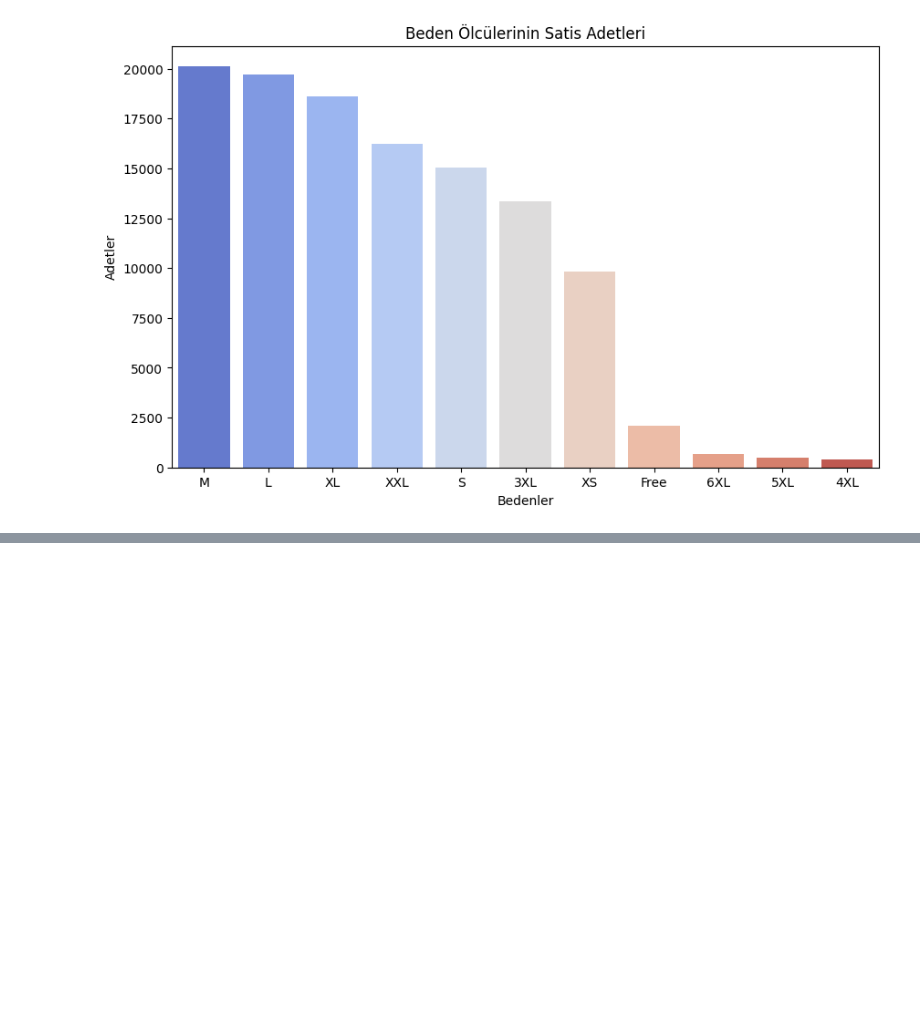
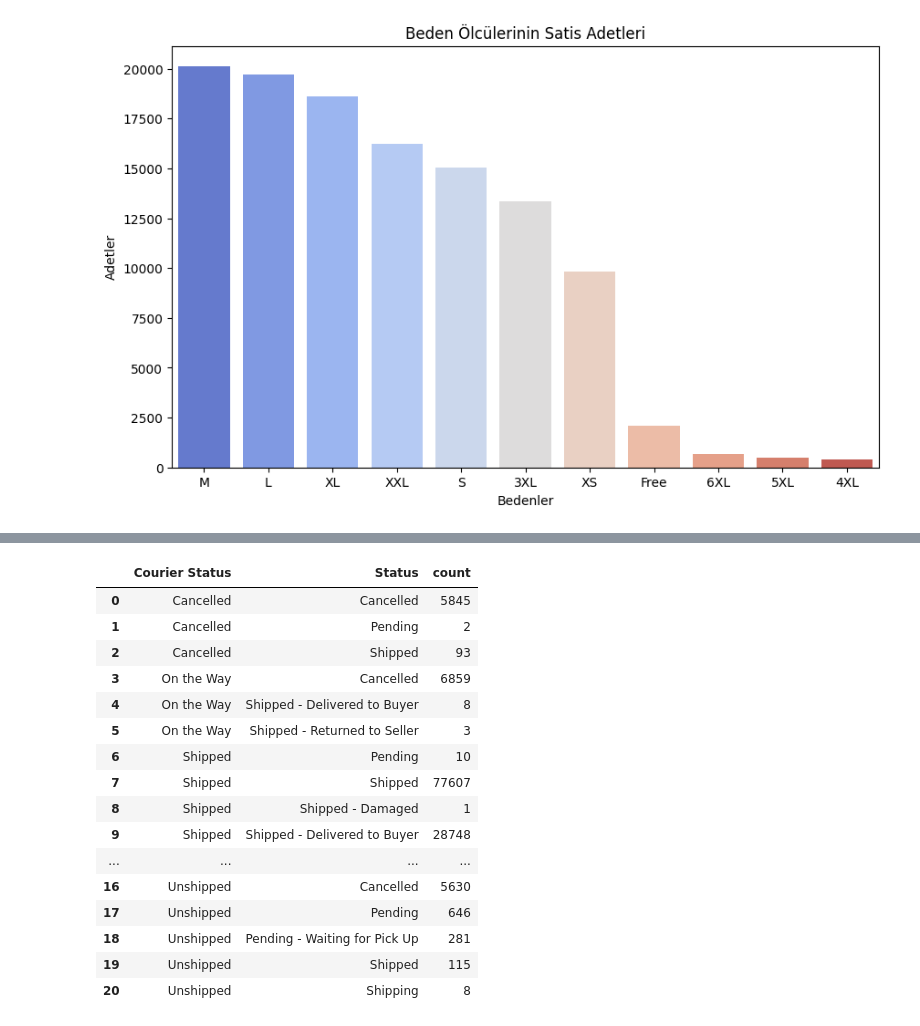
Before and after one commit to KisiselMertProjeleri/Amazon_Sales_Dataset_Project, a Jupyter notebook: amazon_sales.ipynb, the cells around one changed output, grey strips where cells are left out. Saved outputs shown, nothing was run; the diff lists cells and outputs as text; code cells hidden in the pictures; blank space fills up the shorter version.

```diff
--- a/amazon_sales.ipynb
+++ b/amazon_sales.ipynb
@@ -363,0 +416,22 @@ Text(0.5, 0, 'Bedenler')
+# %%
+# Pivot Analiz
+gruplanmis_veri = df.groupby(['Courier Status', 'Status']).size().reset_index(name = 'count')
+gruplanmis_veri
+# %% [output]
+|  | Courier Status | Status | count |
+| 0 | Cancelled | Cancelled | 5845 |
+| 1 | Cancelled | Pending | 2 |
+| 2 | Cancelled | Shipped | 93 |
+| 3 | On the Way | Cancelled | 6859 |
+| 4 | On the Way | Shipped - Delivered to Buyer | 8 |
+| 5 | On the Way | Shipped - Returned to Seller | 3 |
+| 6 | Shipped | Pending | 10 |
+| 7 | Shipped | Shipped | 77607 |
+| 8 | Shipped | Shipped - Damaged | 1 |
+| 9 | Shipped | Shipped - Delivered to Buyer | 28748 |
+| ... | ... | ... | ... |
+| 16 | Unshipped | Cancelled | 5630 |
+| 17 | Unshipped | Pending | 646 |
+| 18 | Unshipped | Pending - Waiting for Pick Up | 281 |
+| 19 | Unshipped | Shipped | 115 |
+| 20 | Unshipped | Shipping | 8 |
```
Also changed, not shown: parts of 6 cells of this notebook, 2 other files.
